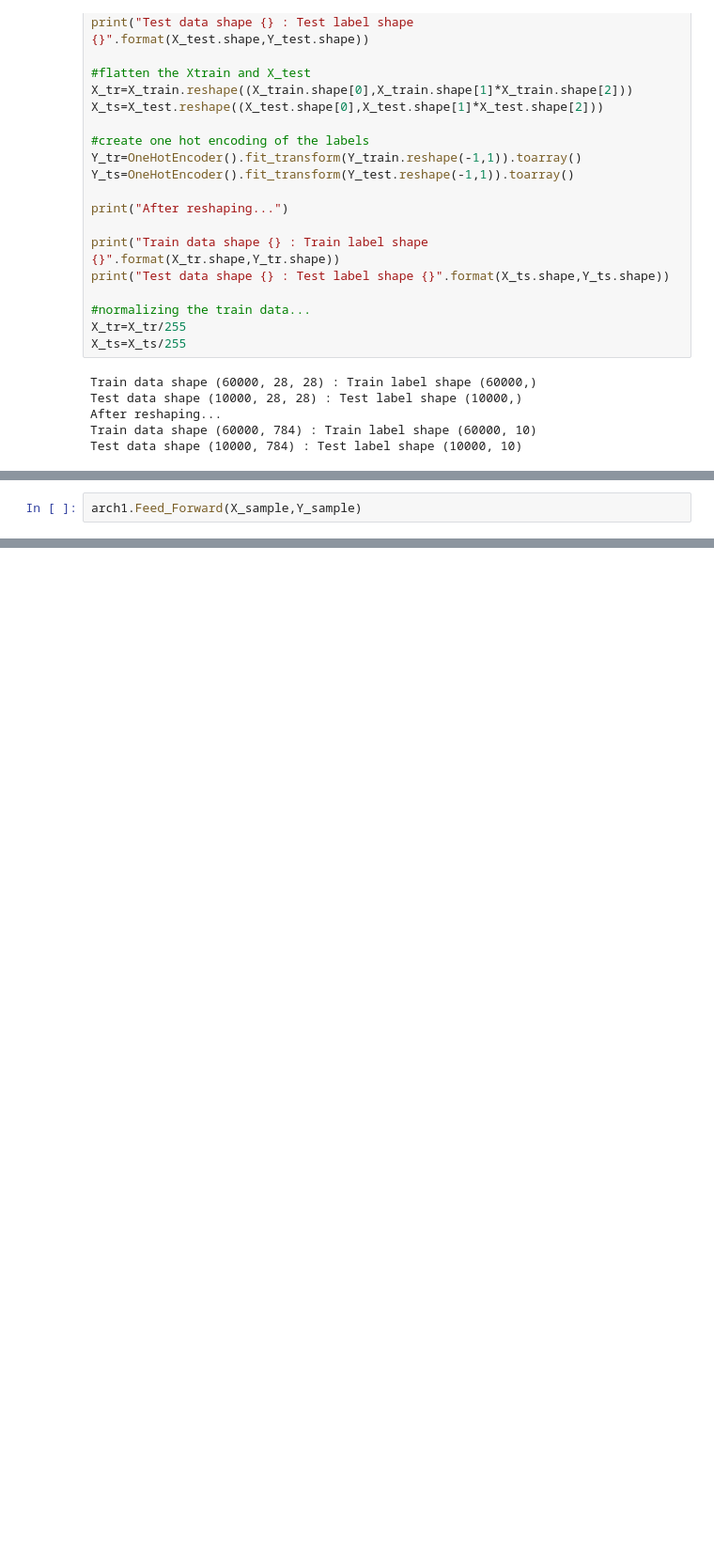
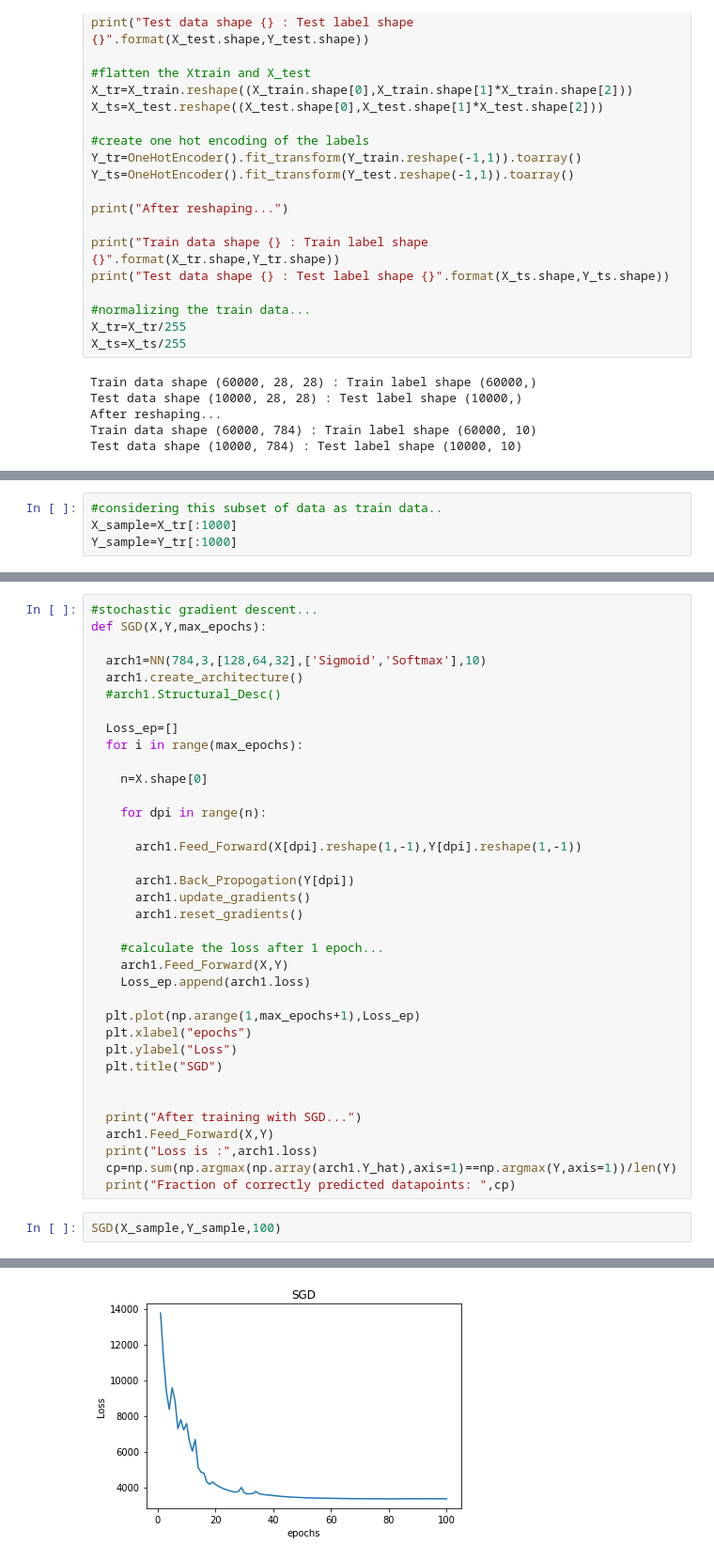
Before and after one commit to ManideepLadi/cs6910_assignment1, a Jupyter notebook: DeepNeuralNetwork.ipynb, the cells around one changed output, grey strips where cells are left out. Shown at 94% size. Drawn from its saved outputs; the diff is of its cells as text; blank space fills up the shorter version.

```diff
--- a/DeepNeuralNetwork.ipynb
+++ b/DeepNeuralNetwork.ipynb
@@ -388,0 +385,4 @@ shape of dela : (10,)
+# %%
+#considering this subset of data as train data..
+X_sample=X_tr[:1000]
+Y_sample=Y_tr[:1000]
@@ -389,3 +415,39 @@ shape of dela : (10,)
+# %%
+#stochastic gradient descent...
+def SGD(X,Y,max_epochs):
+
+  arch1=NN(784,3,[128,64,32],['Sigmoid','Softmax'],10)
+  arch1.create_architecture()
+  #arch1.Structural_Desc()
+
+  Loss_ep=[]
+  for i in range(max_epochs):
+
+    n=X.shape[0]
+
+    for dpi in range(n):
+
+      arch1.Feed_Forward(X[dpi].reshape(1,-1),Y[dpi].reshape(1,-1))
+
+      arch1.Back_Propogation(Y[dpi])
+      arch1.update_gradients()
+      arch1.reset_gradients()
+
+    #calculate the loss after 1 epoch...
+    arch1.Feed_Forward(X,Y)
+    Loss_ep.append(arch1.loss)
+
+  plt.plot(np.arange(1,max_epochs+1),Loss_ep)
+  plt.xlabel("epochs")
+  plt.ylabel("Loss")
+  plt.title("SGD")
+
+
+  print("After training with SGD...")
+  arch1.Feed_Forward(X,Y)
+  print("Loss is :",arch1.loss)
+  cp=np.sum(np.argmax(np.array(arch1.Y_hat),axis=1)==np.argmax(Y,axis=1))/len(Y)
+  print("Fraction of correctly predicted datapoints: ",cp)
 # %%
-arch1.Feed_Forward(X_sample,Y_sample)
+SGD(X_sample,Y_sample,100)
 # %% [output]
@@ -408,0 +471 @@ Loss is :  18.128194318788395
+[figure, added]
```
Also changed, not shown: parts of 17 cells of this notebook.
